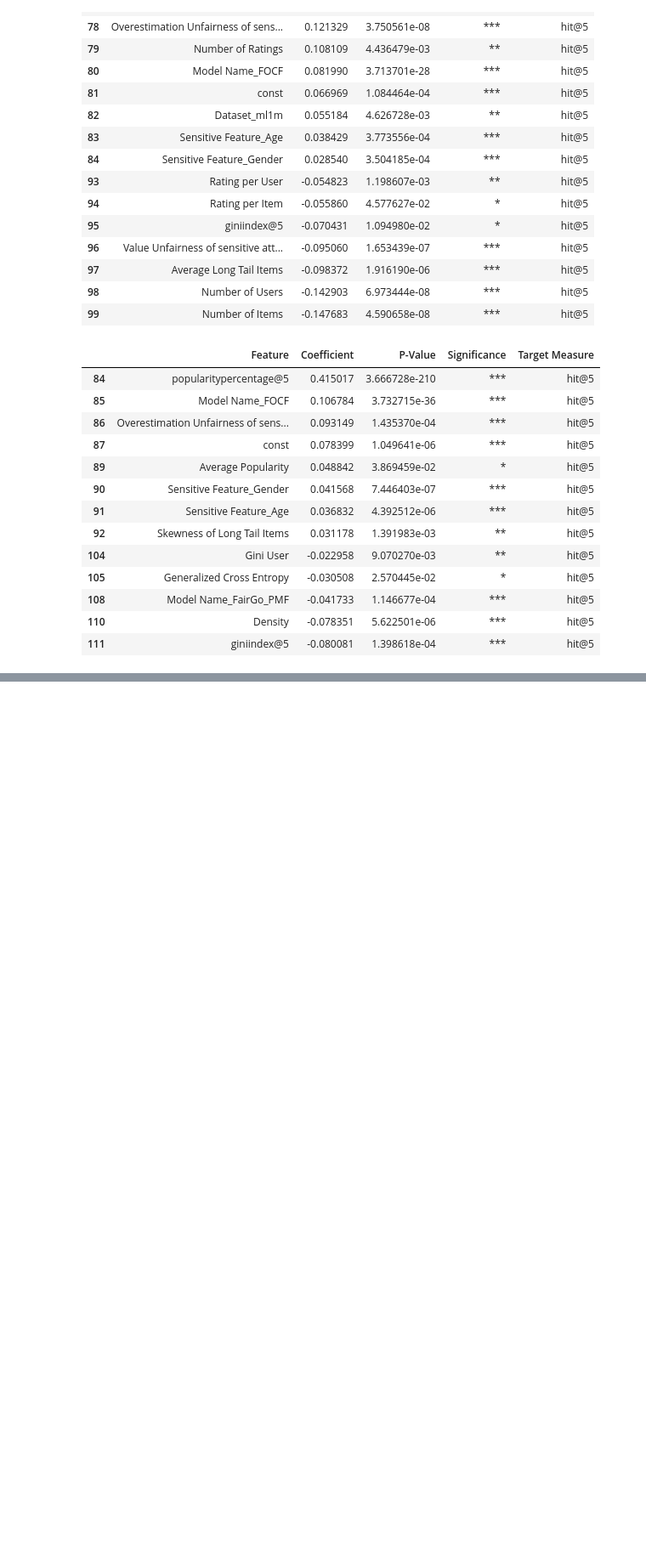
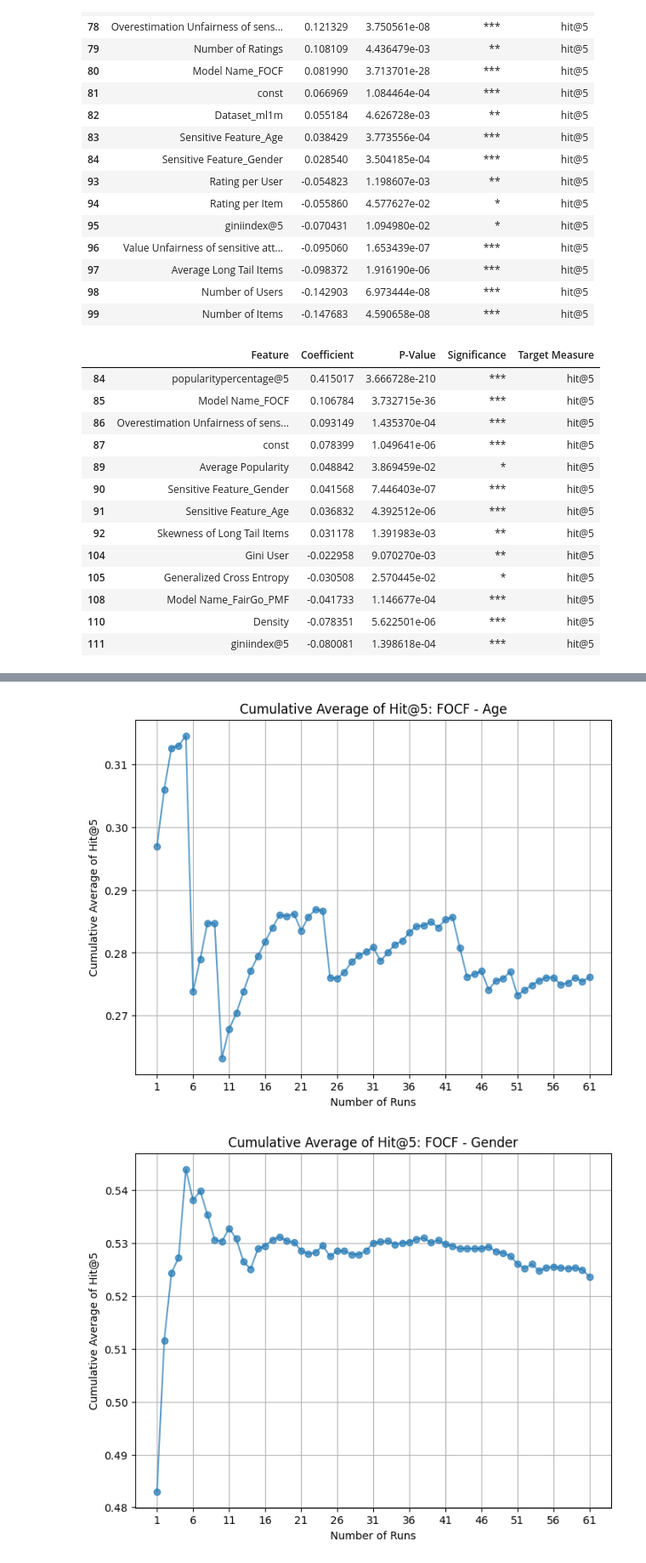
Before and after one commit to ITU-ILAP/RecBole-FairRec-Comparison-Tool, a Jupyter notebook: evaluation/regression_analysis.ipynb, the cells around one changed output, grey strips where cells are left out. Shown at 85% size. Cells and saved outputs as stored; diff of their text form; code cells hidden in the pictures; blank space fills up the shorter version.

```diff
--- a/evaluation/regression_analysis.ipynb
+++ b/evaluation/regression_analysis.ipynb
@@ -239,0 +238,2 @@ importance_analysis_2
+# %%
+df = df_regression.copy()
@@ -239,0 +426,36 @@ importance_analysis_2
+# %%
+import pandas as pd
+import matplotlib.pyplot as plt
+
+# Load the dataset
+
+# Group data by model name and sensitive feature
+grouped_data = df.groupby(["Model Name", "Sensitive Feature"])
+
+# Set the maximum number of ticks (e.g., 61)
+max_ticks = 61
+
+# Create cumulative average plots
+for (model_name, sensitive_feature), group in grouped_data:
+    # Sort and reset index for consistency
+    group = group.sort_index().reset_index()
+
+    # Ensure we have at least `max_ticks` rows
+    if len(group) < max_ticks:
+        continue
+
+    # Calculate cumulative averages for `hit@5`
+    cumulative_avg = group['hit@5'].iloc[:max_ticks].expanding().mean()
+
+    # Plot the cumulative average
+    plt.figure(figsize=(8, 6))
+    plt.plot(range(1, max_ticks + 1), cumulative_avg, marker='o', alpha=0.7)
+    plt.title(f"Cumulative Average of Hit@5: {model_name} - {sensitive_feature}")
+    plt.xlabel("Number of Runs")
+    plt.ylabel("Cumulative Average of Hit@5")
+    plt.xticks(range(1, max_ticks + 1, 5))  # Set ticks every 5 steps for clarity
+    plt.grid()
+    plt.show()
+# %% [output]
+[figure, added]
+[figure, added]
```
Also changed, not shown: parts of 15 cells of this notebook, 13 other files.
